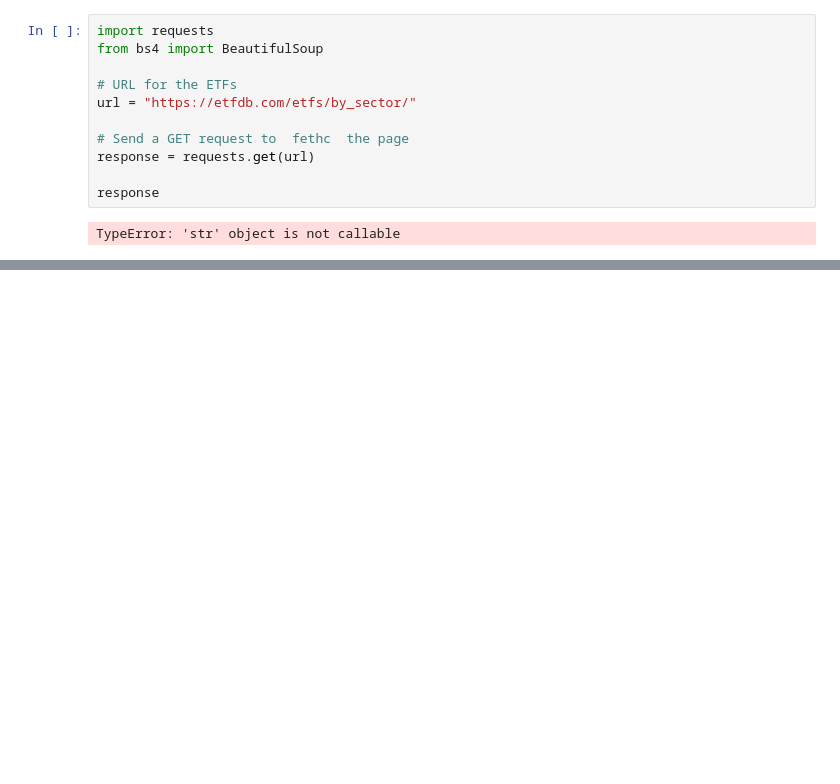
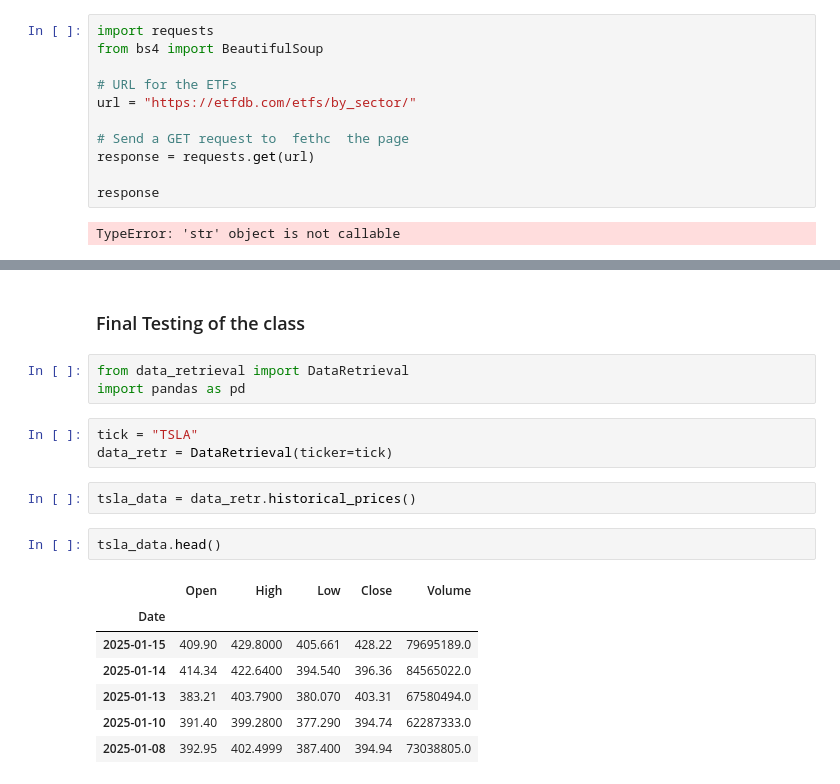
Before and after one commit to JackronyK/Intelligent-Trading-solution, a Jupyter notebook: ITS Work Space.ipynb, the cells around one changed output, grey strips where cells are left out. Saved outputs shown, nothing was run; the diff lists cells and outputs as text; blank space fills up the shorter version.

```diff
--- a/ITS Work Space.ipynb
+++ b/ITS Work Space.ipynb
@@ -467,3 +467,23 @@ else:
     print(f"Request failed with status code: {response.status_code}")
 # %% [output]
 Request failed with status code: 403
+# %% [markdown]
+### Final Testing of the class
+# %%
+from data_retrieval import DataRetrieval
+import pandas as pd
+# %%
+tick = "TSLA"
+data_retr = DataRetrieval(ticker=tick)
+# %%
+tsla_data = data_retr.historical_prices()
+# %%
+tsla_data.head()
+# %% [output]
+|  | Open | High | Low | Close | Volume |
+| Date |  |  |  |  |  |
+| 2025-01-15 | 409.90 | 429.8000 | 405.661 | 428.22 | 79695189.0 |
+| 2025-01-14 | 414.34 | 422.6400 | 394.540 | 396.36 | 84565022.0 |
+| 2025-01-13 | 383.21 | 403.7900 | 380.070 | 403.31 | 67580494.0 |
+| 2025-01-10 | 391.40 | 399.2800 | 377.290 | 394.74 | 62287333.0 |
+| 2025-01-08 | 392.95 | 402.4999 | 387.400 | 394.94 | 73038805.0 |
```
Also changed, not shown: parts of 27 cells of this notebook, 5 other files.
